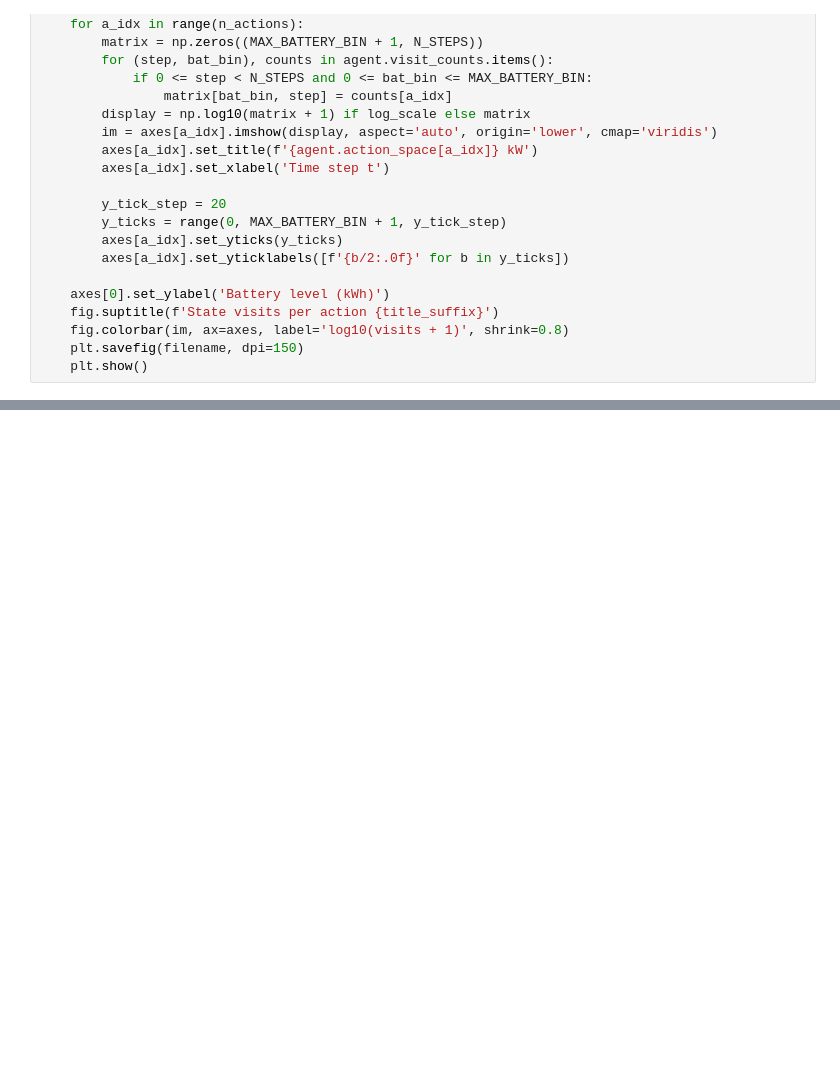
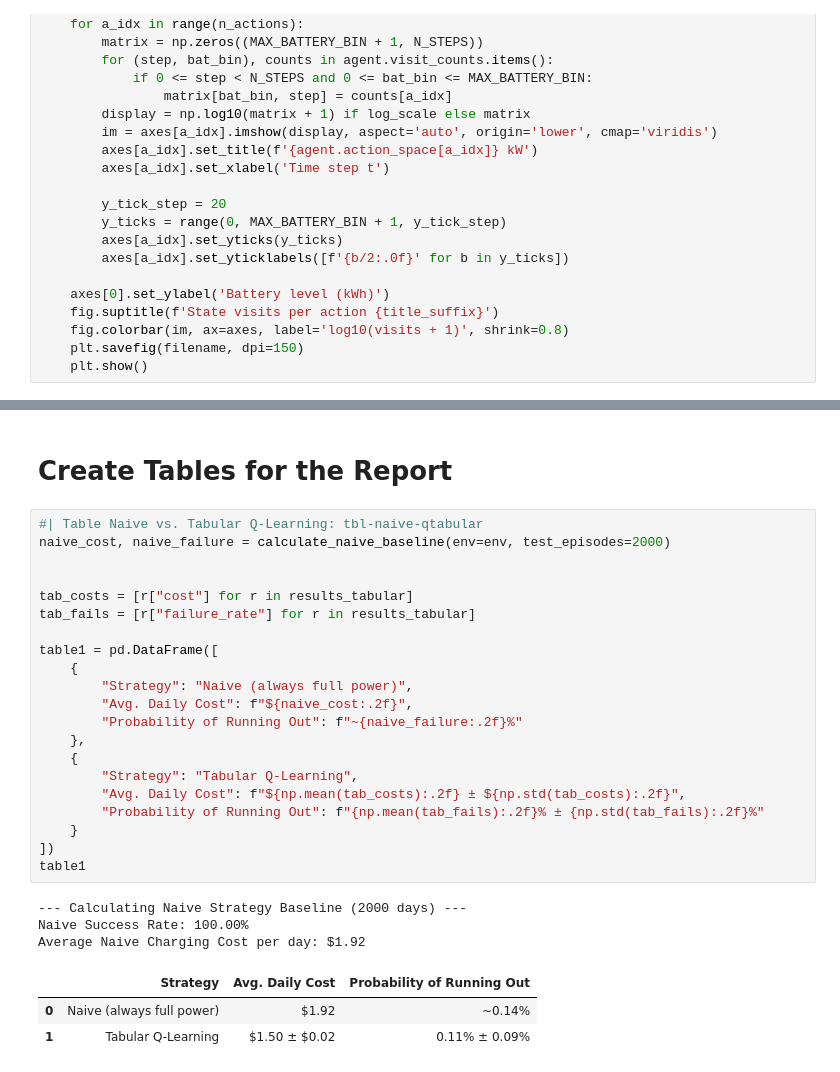
Before and after one commit to larissatheilmann/AAA_Project_Group7, a Jupyter notebook: notebooks/4.1 ReinforcementLearning.ipynb, the cells around one changed output, grey strips where cells are left out. Saved outputs shown, nothing was run; the diff lists cells and outputs as text; blank space fills up the shorter version.

```diff
--- a/notebooks/4.1 ReinforcementLearning.ipynb
+++ b/notebooks/4.1 ReinforcementLearning.ipynb
@@ -1266,0 +1270,30 @@ plot_visit_counts_per_action(agent_after, env_after,
+# %% [markdown]
+# Create Tables for the Report
+# %%
+#| Table Naive vs. Tabular Q-Learning: tbl-naive-qtabular
+naive_cost, naive_failure = calculate_naive_baseline(env=env, test_episodes=2000)
+
+
+tab_costs = [r["cost"] for r in results_tabular]
+tab_fails = [r["failure_rate"] for r in results_tabular]
+
+table1 = pd.DataFrame([
+    {
+        "Strategy": "Naive (always full power)",
+        "Avg. Daily Cost": f"${naive_cost:.2f}",
+        "Probability of Running Out": f"~{naive_failure:.2f}%"
+    },
+    {
+        "Strategy": "Tabular Q-Learning",
+        "Avg. Daily Cost": f"${np.mean(tab_costs):.2f} ± ${np.std(tab_costs):.2f}",
+        "Probability of Running Out": f"{np.mean(tab_fails):.2f}% ± {np.std(tab_fails):.2f}%"
+    }
+])
+table1
+# %% [output]
+--- Calculating Naive Strategy Baseline (2000 days) ---
+Naive Success Rate: 100.00%
+Average Naive Charging Cost per day: $1.92
+|  | Strategy | Avg. Daily Cost | Probability of Running Out |
+| 0 | Naive (always full power) | $1.92 | ~0.14% |
+| 1 | Tabular Q-Learning | $1.50 ± $0.02 | 0.11% ± 0.09% |
```
Also changed, not shown: parts of 10 cells of this notebook, 8 other files.
